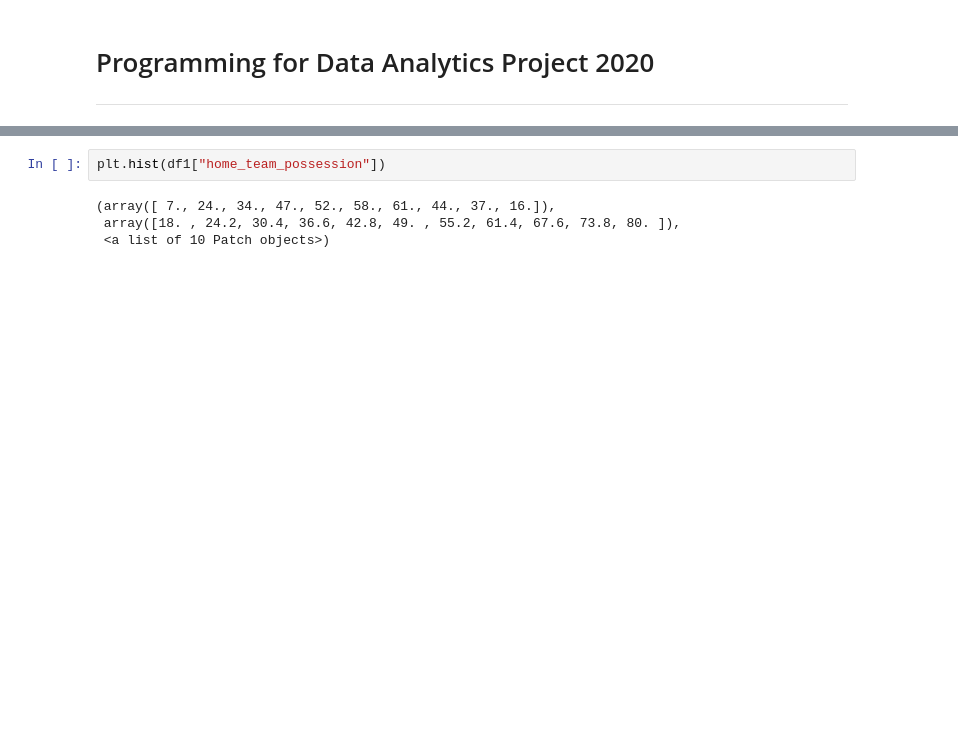
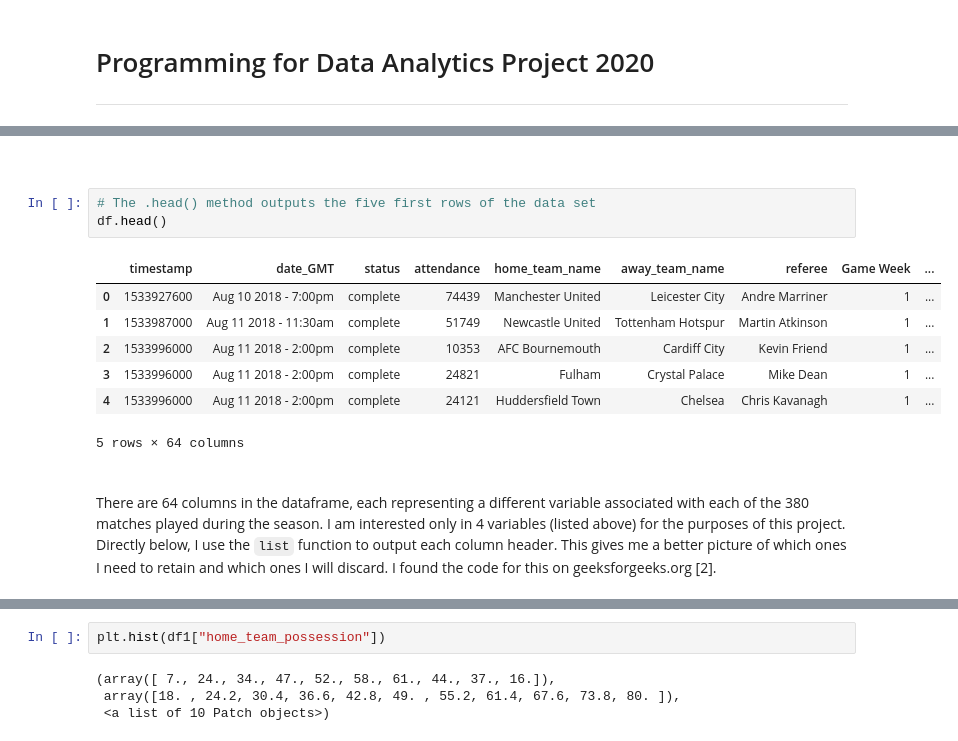
Before and after one commit to colm-o-caoimh/FootballSimulation, a Jupyter notebook: PDA_Project2020.ipynb, the cells around one changed output, grey strips where cells are left out. Drawn from its saved outputs; the diff is of its cells as text; blank space fills up the shorter version.

Commit message:
Completed intro, section 1 and half of section 2. Needs some tidying up

```diff
--- a/PDA_Project2020.ipynb
+++ b/PDA_Project2020.ipynb
@@ -108,0 +70,17 @@ df1 = df[["away_team_goal_count", "home_team_goal_count", "home_team_possession"
+# %% [markdown]
+<br>
+# %%
+# The .head() method outputs the five first rows of the data set
+df.head()
+# %% [output]
+|  | timestamp | date_GMT | status | attendance | home_team_name | away_team_name | referee | Game Week | ... |
+| 0 | 1533927600 | Aug 10 2018 - 7:00pm | complete | 74439 | Manchester United | Leicester City | Andre Marriner | 1 | ... |
+| 1 | 1533987000 | Aug 11 2018 - 11:30am | complete | 51749 | Newcastle United | Tottenham Hotspur | Martin Atkinson | 1 | ... |
+| 2 | 1533996000 | Aug 11 2018 - 2:00pm | complete | 10353 | AFC Bournemouth | Cardiff City | Kevin Friend | 1 | ... |
+| 3 | 1533996000 | Aug 11 2018 - 2:00pm | complete | 24821 | Fulham | Crystal Palace | Mike Dean | 1 | ... |
+| 4 | 1533996000 | Aug 11 2018 - 2:00pm | complete | 24121 | Huddersfield Town | Chelsea | Chris Kavanagh | 1 | ... |
+5 rows × 64 columns
+# %% [markdown]
+<br>
+
+There are 64 columns in the dataframe, each representing a different variable associated with each of the 380 matches played during the season. I am interested only in 4 variables (listed above) for the purposes of this project. Directly below, I use the `list` function to output each column header. This gives me a better picture of which ones I need to retain and which ones I will discard. I found the code for this on geeksforgeeks.org [2].
```
Also changed, not shown: parts of 45 cells of this notebook.
